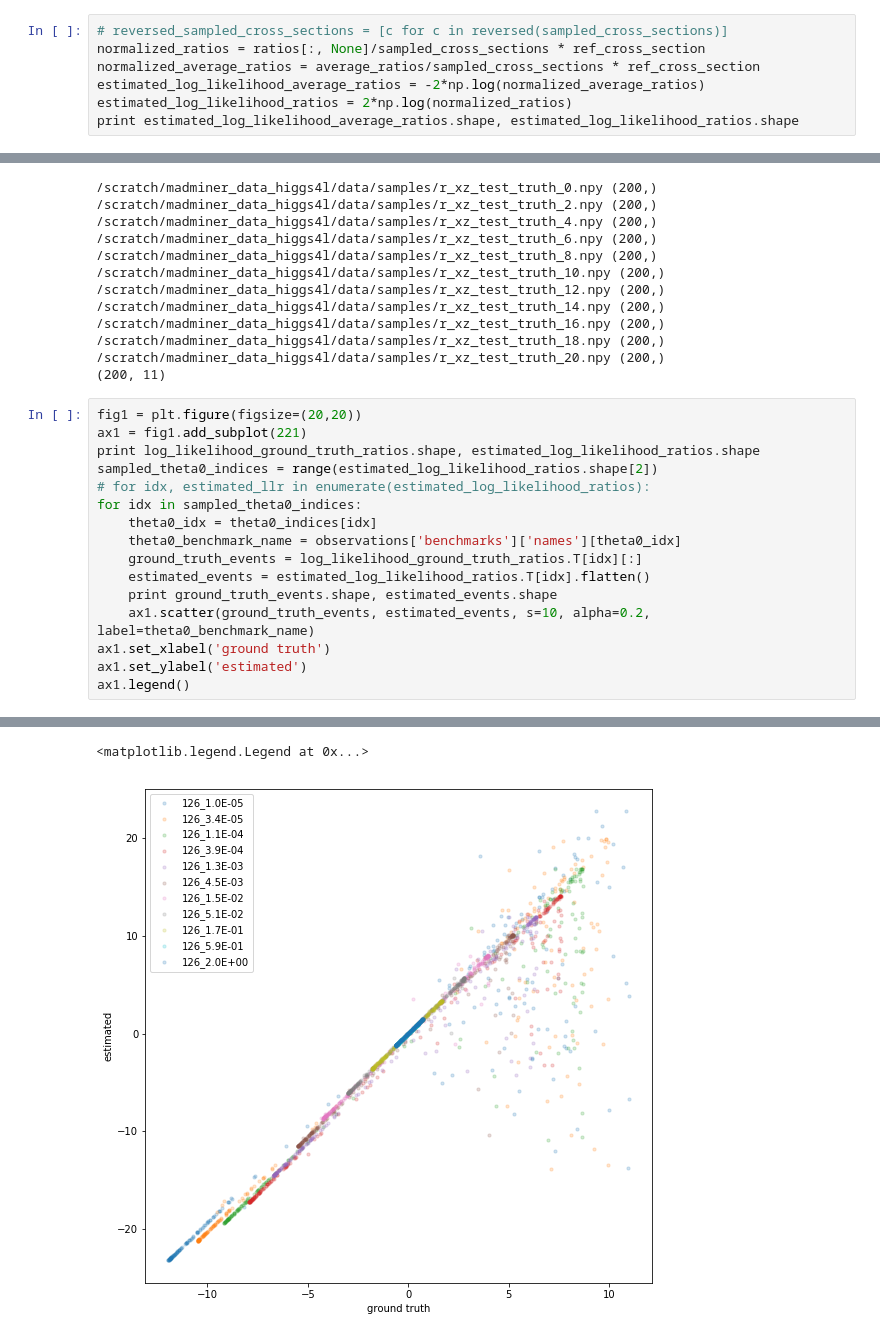
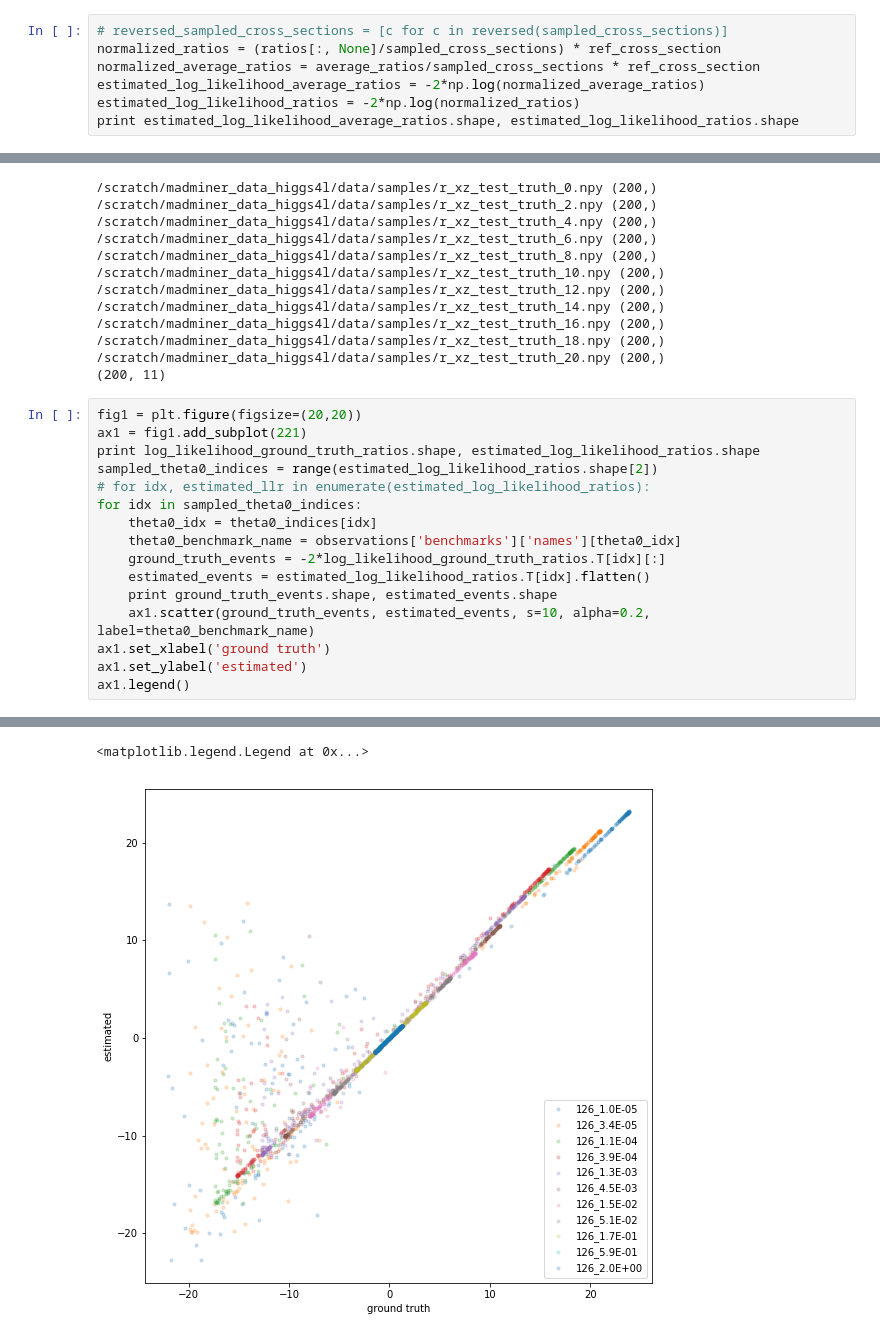
Before and after one commit to zbhatti/madminer, a Jupyter notebook: examples/higgs_4l/momemta/debugging_momemta.ipynb, the cells around one changed output, grey strips where cells are left out. Saved outputs shown, nothing was run; the diff lists cells and outputs as text.

Commit message:
ground truth ratios were not multiplied by -2

```diff
--- a/examples/higgs_4l/momemta/debugging_momemta.ipynb
+++ b/examples/higgs_4l/momemta/debugging_momemta.ipynb
@@ -114,10 +114,10 @@ array([1.00000e-05, 3.38925e-05, 1.14870e-04, 3.89322e-04, 1.31951e-03,
        2.00000e+00])
 # %%
 # reversed_sampled_cross_sections = [c for c in reversed(sampled_cross_sections)]
-normalized_ratios = ratios[:, None]/sampled_cross_sections * ref_cross_section
+normalized_ratios = (ratios[:, None]/sampled_cross_sections) * ref_cross_section
 normalized_average_ratios = average_ratios/sampled_cross_sections * ref_cross_section
 estimated_log_likelihood_average_ratios = -2*np.log(normalized_average_ratios)
-estimated_log_likelihood_ratios = 2*np.log(normalized_ratios)
+estimated_log_likelihood_ratios = -2*np.log(normalized_ratios)
 print estimated_log_likelihood_average_ratios.shape, estimated_log_likelihood_ratios.shape
 # %% [output]
 (11,) (200, 1, 11)
@@ -157,31 +157,31 @@ print log_likelihood_ground_truth_ratios.shape
 # %%
 fig1 = plt.figure(figsize=(20,20))
 ax1 = fig1.add_subplot(221)
 print log_likelihood_ground_truth_ratios.shape, estimated_log_likelihood_ratios.shape
 sampled_theta0_indices = range(estimated_log_likelihood_ratios.shape[2])
 # for idx, estimated_llr in enumerate(estimated_log_likelihood_ratios):
 for idx in sampled_theta0_indices:
     theta0_idx = theta0_indices[idx]
     theta0_benchmark_name = observations['benchmarks']['names'][theta0_idx]
-    ground_truth_events = log_likelihood_ground_truth_ratios.T[idx][:]
+    ground_truth_events = -2*log_likelihood_ground_truth_ratios.T[idx][:]
     estimated_events = estimated_log_likelihood_ratios.T[idx].flatten()
     print ground_truth_events.shape, estimated_events.shape
     ax1.scatter(ground_truth_events, estimated_events, s=10, alpha=0.2, label=theta0_benchmark_name)
 ax1.set_xlabel('ground truth')
 ax1.set_ylabel('estimated')
 ax1.legend()
 # %% [output]
 (200, 11) (200, 1, 11)
 (200,) (200,)
 (200,) (200,)
 (200,) (200,)
 (200,) (200,)
 (200,) (200,)
 (200,) (200,)
 (200,) (200,)
 (200,) (200,)
 (200,) (200,)
 (200,) (200,)
 (200,) (200,)
 <matplotlib.legend.Legend at 0x...>
-[figure, old version]
+[figure, new version]
```
